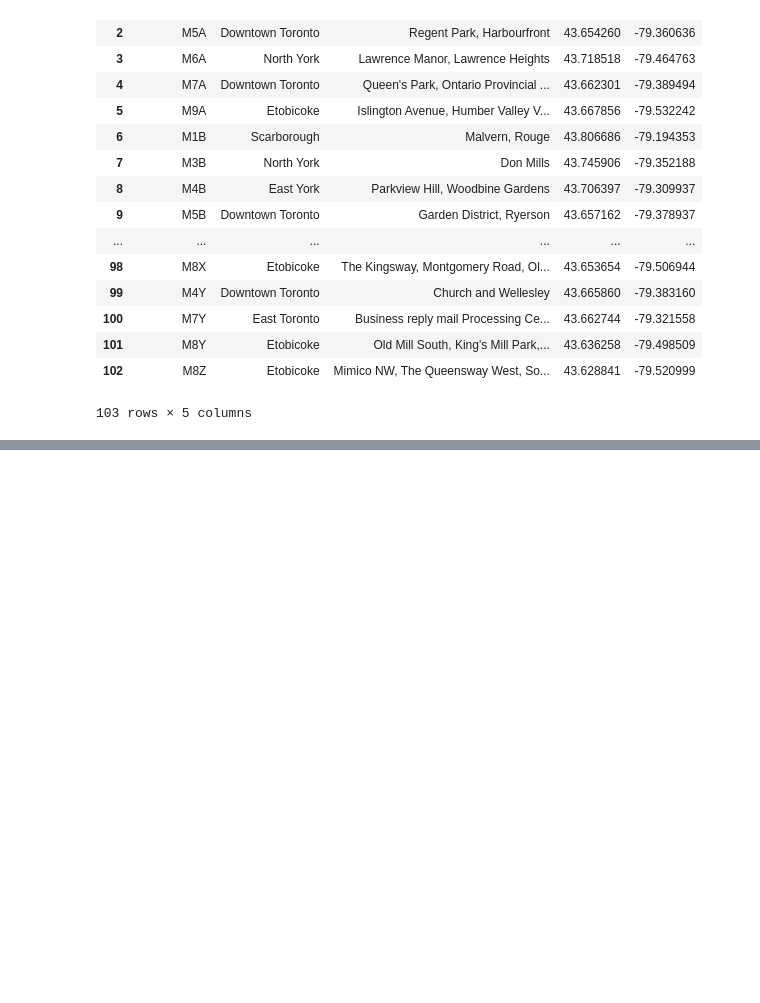
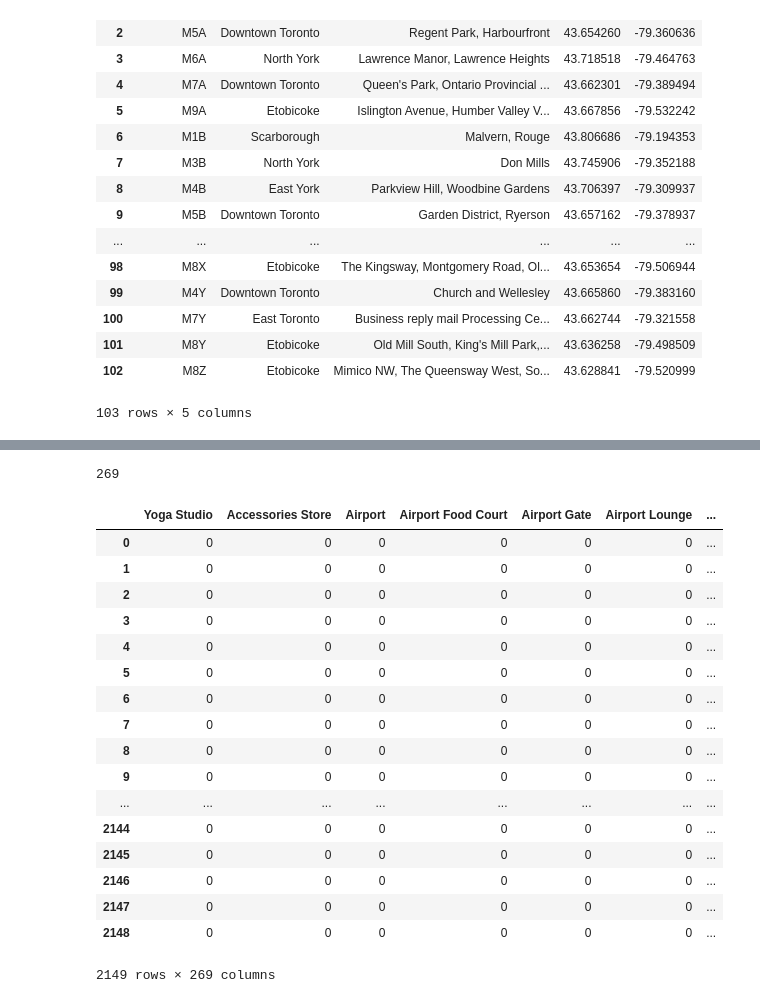
Before and after one commit to tarunsirpi/Coursera_Capstone, a Jupyter notebook: toronto_neighbourhood_notebook.ipynb, the cells around one changed output, grey strips where cells are left out. Cells and saved outputs as stored; diff of their text form; code cells hidden in the pictures; blank space fills up the shorter version.

Commit message:
venues updated

```diff
--- a/toronto_neighbourhood_notebook.ipynb
+++ b/toronto_neighbourhood_notebook.ipynb
@@ -227,0 +231,7 @@ import folium
+# %%
+address='Toronto,Canada'
+geolocator = Nominatim(user_agent="toronto_explorer")
+location = geolocator.geocode(address)
+latitude = location.latitude
+longitude= location.longitude
+print(latitude,longitude)
@@ -227,0 +248,9 @@ import folium
+# %%
+map_toronto = folium.Map(location=[latitude,longitude],zoom_start=10)
+
+for v in zip(df['Latitude'],df['Longitude'],df['Borough'],df['Neighbourhood']):
+    label=v[3] + ',' + v[2]
+    label=folium.Popup(label,html_parse=True)
+    folium.CircleMarker(location=[v[0],v[1]],radius=5,color='red',fill=True,popup=label,parse_html=False).add_to(map_toronto)
+
+map_toronto
@@ -227,0 +259,4 @@ import folium
+# %%
+CLIENT_ID = 'NRM4SV1JOICSK2EPHQXC1H2BLLTYMII1ZAFAVK1QOMXDNTM2'
+CLIENT_SECRET = '3INPRQXYJIZCXFRYYD4R0ASQFUJXMQC0YHK303TBOB0ZWOLO'
+VERSION = '20200828'
@@ -227,0 +308,2 @@ import folium
+# %%
+toronto_venues=getNearbyVenues(df['Neighbourhood'],df['Latitude'],df['Longitude'])
@@ -227,0 +363,29 @@ import folium
+# %%
+len(toronto_venues['Venue Category'].unique())
+# %% [output]
+269
+# %%
+toronto_encoded=pd.get_dummies(toronto_venues[['Venue Category']], prefix="", prefix_sep="")
+toronto_encoded['Neighborhood'] = toronto_venues['Neighborhood']
+altered_columns=[toronto_encoded.columns[-1]] + list(toronto_encoded.columns[:-1])
+toronto_encoded=toronto_encoded[altered_columns]
+toronto_encoded
+# %% [output]
+|  | Yoga Studio | Accessories Store | Airport | Airport Food Court | Airport Gate | Airport Lounge | ... |
+| 0 | 0 | 0 | 0 | 0 | 0 | 0 | ... |
+| 1 | 0 | 0 | 0 | 0 | 0 | 0 | ... |
+| 2 | 0 | 0 | 0 | 0 | 0 | 0 | ... |
+| 3 | 0 | 0 | 0 | 0 | 0 | 0 | ... |
+| 4 | 0 | 0 | 0 | 0 | 0 | 0 | ... |
+| 5 | 0 | 0 | 0 | 0 | 0 | 0 | ... |
+| 6 | 0 | 0 | 0 | 0 | 0 | 0 | ... |
+| 7 | 0 | 0 | 0 | 0 | 0 | 0 | ... |
+| 8 | 0 | 0 | 0 | 0 | 0 | 0 | ... |
+| 9 | 0 | 0 | 0 | 0 | 0 | 0 | ... |
+| ... | ... | ... | ... | ... | ... | ... | ... |
+| 2144 | 0 | 0 | 0 | 0 | 0 | 0 | ... |
+| 2145 | 0 | 0 | 0 | 0 | 0 | 0 | ... |
+| 2146 | 0 | 0 | 0 | 0 | 0 | 0 | ... |
+| 2147 | 0 | 0 | 0 | 0 | 0 | 0 | ... |
+| 2148 | 0 | 0 | 0 | 0 | 0 | 0 | ... |
+2149 rows × 269 columns
```
Also changed, not shown: parts of 16 cells of this notebook.
